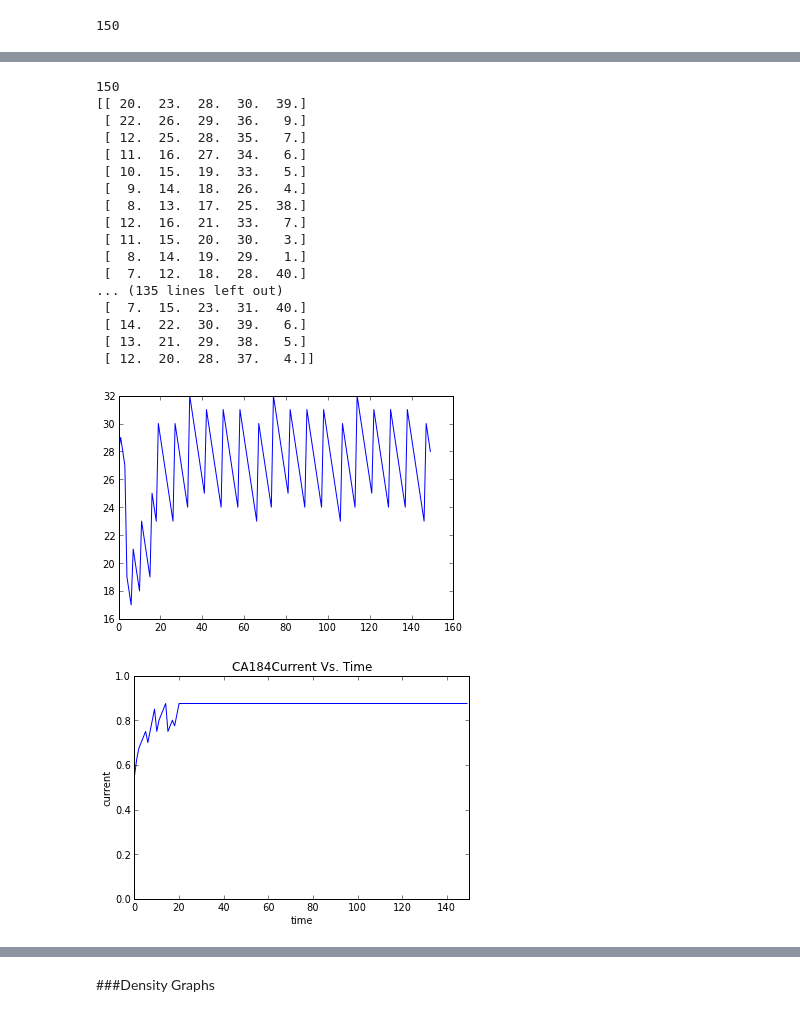
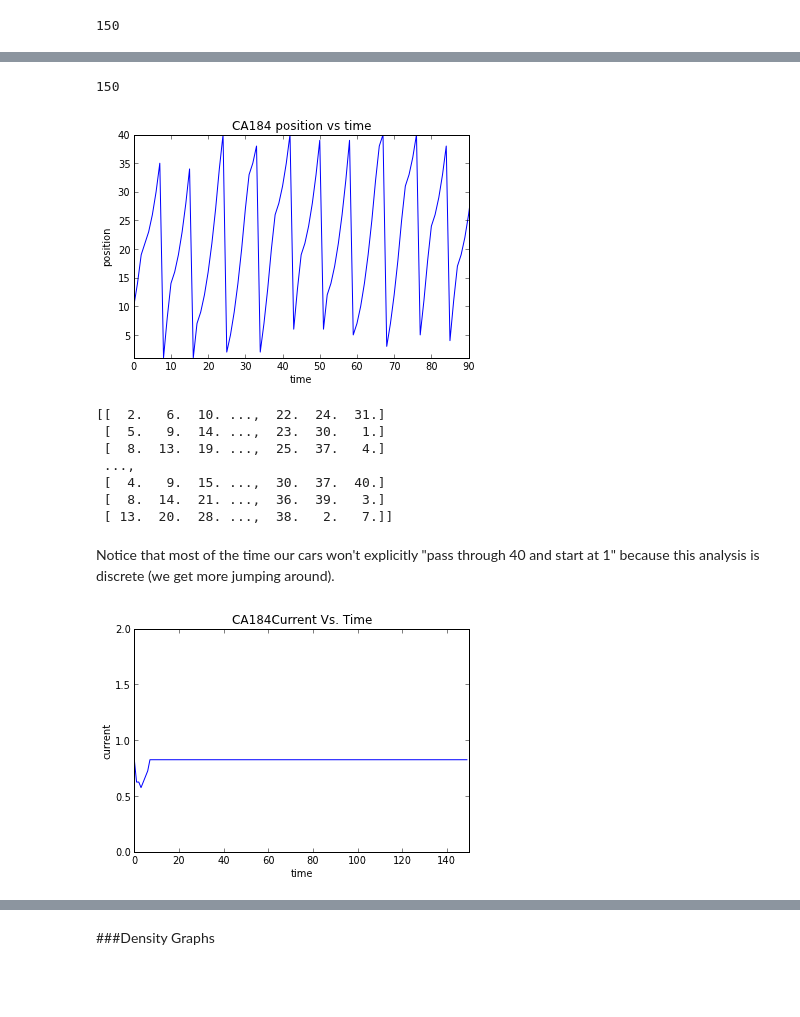
Before and after one commit to ipowellPHYS202/PHYS202-S13, a Jupyter notebook: Project/1DTrafficFlow.ipynb, the cells around one changed output, grey strips where cells are left out. Saved outputs shown, nothing was run; the diff lists cells and outputs as text; code cells hidden in the pictures; blank space fills up the shorter version.

```diff
--- a/Project/1DTrafficFlow.ipynb
+++ b/Project/1DTrafficFlow.ipynb
@@ -377,13 +405,38 @@ spaces in front= [2, 0, 4, 21, 8]
 # %%
 iterations=150
 #initial conditions:
-v_max = 20
-num_cars=5
+v_max = 15
+num_cars=7
 
 #10 cars, 150 iterations-- so we have the following empty data sets:
 Positions = zeros(num_cars*iterations).reshape(iterations,num_cars)
 Velocities = zeros(num_cars*iterations).reshape(iterations,num_cars)
-Data = Positions,Velocities
+DataCA184 = Positions,Velocities
 #Velocities[1,2] returns row 1, column 2
 #Data[1]=Velocities
 #Data[0]=Positions
+# %%
+#Initial Conditions:
+v_max = 15
+num_cars=7
+l_=arange(1,41)
+random.shuffle(l_)
+X_ = sort(l_[:num_cars])
+#==========================
+Positions[0]=X_
+#==========================
+V_=[]
+for i in range(num_cars):
+    V_.append(random.randint(0,v_max))
+V_ = list(set(V_))
+while len(V_)<num_cars:
+    V_.append(randint(0,v_max))
+    V_ = list(set(V_))
+    if len(V_)==num_cars:
+        break
+V_=array(V_)
+#==========================
+Velocities[0]=V_
+#==========================
+print "initial position",Positions[0]
+print "initial velocity",Velocities[0]
@@ -514,28 +530,27 @@ print AvgVel
 # %%
 #Plotting Car Positions Vs Time
 t_ = arange(shape(Positions[:,[1]])[0])
 print shape(Positions[:,[1]])[0]
 plot(t_,Positions[:,[2]])
+xlabel('time')
+ylabel('position')
+title('CA184 position vs time')
+ylim(1,40)
+xlim(0,90)
+show()
 print Positions
 # %% [output]
 150
-[[ 20.  23.  28.  30.  39.]
- [ 22.  26.  29.  36.   9.]
- [ 12.  25.  28.  35.   7.]
- [ 11.  16.  27.  34.   6.]
- [ 10.  15.  19.  33.   5.]
- [  9.  14.  18.  26.   4.]
- [  8.  13.  17.  25.  38.]
- [ 12.  16.  21.  33.   7.]
- [ 11.  15.  20.  30.   3.]
- [  8.  14.  19.  29.   1.]
- [  7.  12.  18.  28.  40.]
-... (135 lines left out)
- [  7.  15.  23.  31.  40.]
- [ 14.  22.  30.  39.   6.]
- [ 13.  21.  29.  38.   5.]
- [ 12.  20.  28.  37.   4.]]
-[figure, old version]
+[figure, new version]
+[[  2.   6.  10. ...,  22.  24.  31.]
+ [  5.   9.  14. ...,  23.  30.   1.]
+ [  8.  13.  19. ...,  25.  37.   4.]
+ ...,
+ [  4.   9.  15. ...,  30.  37.  40.]
+ [  8.  14.  21. ...,  36.  39.   3.]
+ [ 13.  20.  28. ...,  38.   2.   7.]]
+# %% [markdown]
+Notice that most of the time our cars won't explicitly "pass through 40 and start at 1" because this analysis is discrete (we get more jumping around).
 # %%
 #Plotting Current Vs. Time
 t = arange(iterations)
@@ -545,10 +560,10 @@ title("CA184Current Vs. Time")
 xlabel('time')
 ylabel('current')
 xlim(0,150)
-ylim(0,1)
+ylim(0,2)
 show()
 # %% [output]
-[figure, old version]
+[figure, new version]
 # %%
 iterations=150
 #initial conditions:
```
Also changed, not shown: parts of 25 cells of this notebook.
